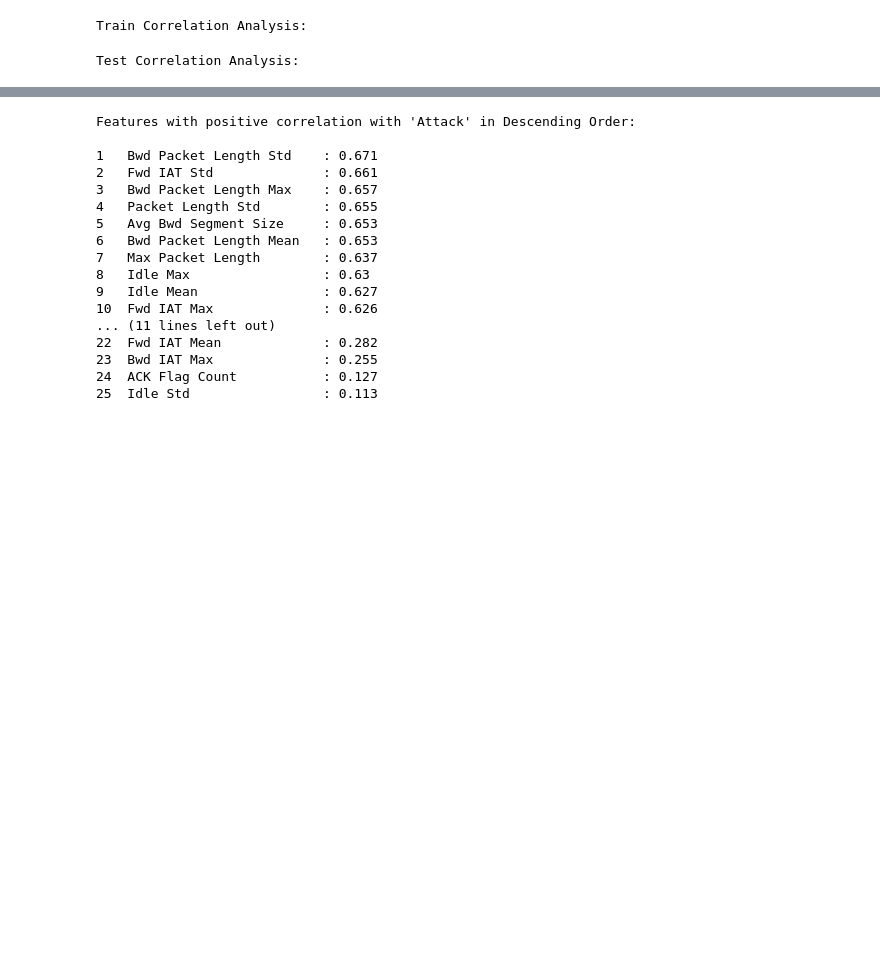
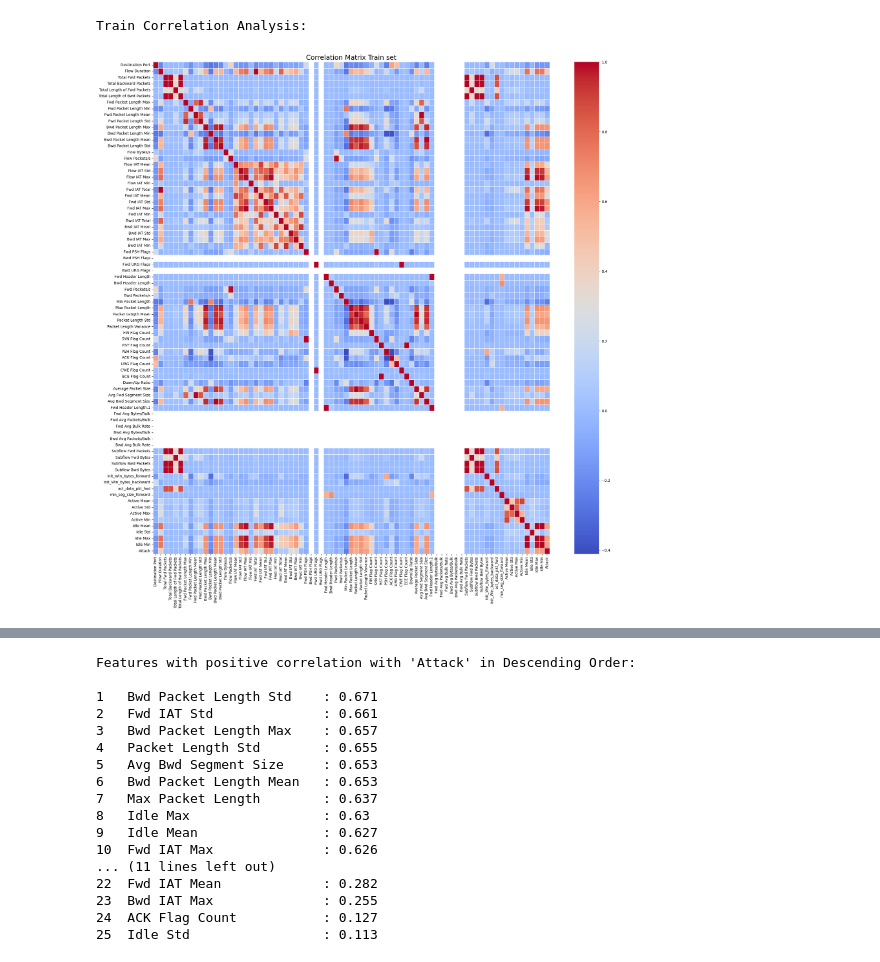
Before and after one commit to mohakapoor/Network_Anomaly_Detection_CICIDS2017, a Jupyter notebook: cleaning.ipynb, the cells around one changed output, grey strips where cells are left out. Cells and saved outputs as stored; diff of their text form; code cells hidden in the pictures; blank space fills up the shorter version.

Commit message:
Adding plots to cleaning.ipynb

```diff
--- a/cleaning.ipynb
+++ b/cleaning.ipynb
@@ -17,10 +18,6 @@ train_df.head()
 | 3 | 80 | 5125872 | 8 | 7 | 1659 | ... |
 | 4 | 80 | 214 | 2 | 0 | 12 | ... |
 5 rows × 79 columns
-# %%
-from utils import handle_values
-train_df = handle_values(train_df.copy())
-test_df = handle_values(test_df.copy())
 # %%
 from sklearn.preprocessing import LabelEncoder
 encoder = LabelEncoder()
@@ -72,8 +68,12 @@ print(f"Train Correlation Analysis:")
 corr_train = train_df.corr(numeric_only=True).round(3)
 # %% [output]
 Train Correlation Analysis:
+# %%
+fig,ax = plt.subplots(figsize=(24,24))
+sns.heatmap(corr_train,cmap = 'coolwarm',annot=False,linewidth=0.5)
+plt.title("Correlation Matrix Train set",fontsize=18)
+plt.show()
+# %% [output]
+[figure, added]
 # %%
-print(f"Test Correlation Analysis:")
 corr_test = test_df.corr(numeric_only=True).round(3)
-# %% [output]
-Test Correlation Analysis:
```
Also changed, not shown: parts of 4 cells of this notebook.
